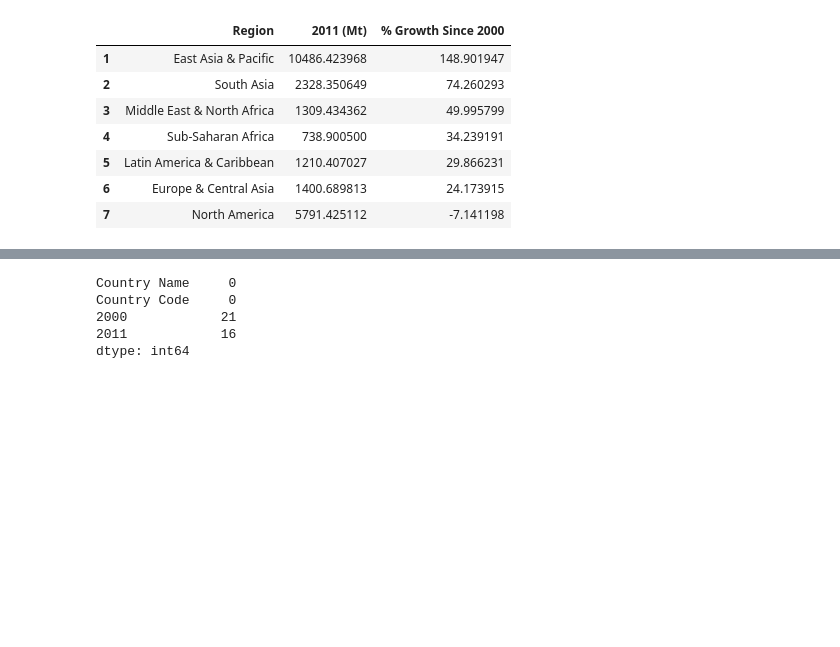
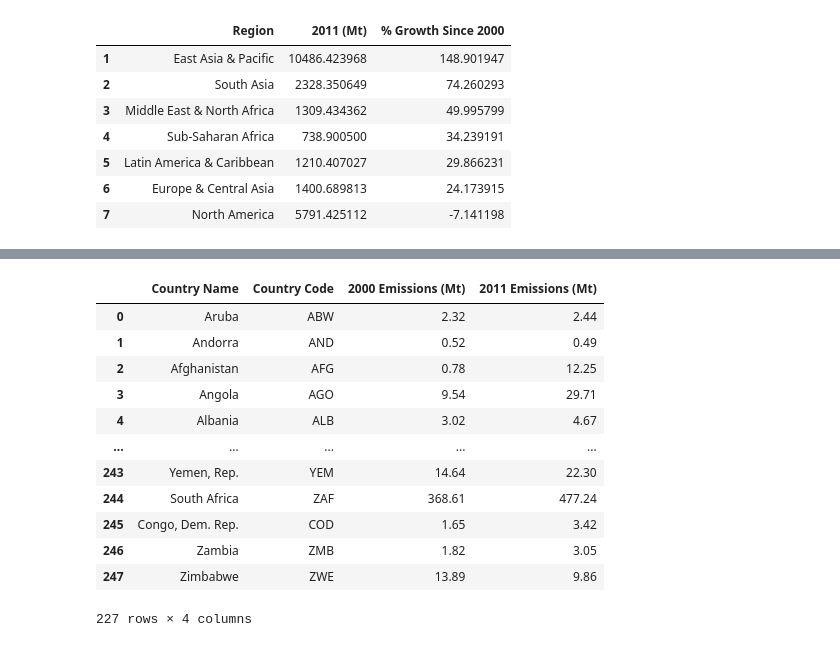
Before and after one commit to sanaullah525/Global-CO2-Emissions-Data-Analysis-Project, a Jupyter notebook: datapr.ipynb, the cells around one changed output, grey strips where cells are left out. Saved outputs shown, nothing was run; the diff lists cells and outputs as text; code cells hidden in the pictures; blank space fills up the shorter version.

```diff
--- a/datapr.ipynb
+++ b/datapr.ipynb
@@ -459,11 +464,20 @@ uschdf
 # %%
 # Data cleaning for US China comparisons.
 
-uschdf= uschdf.isnull().sum()
+uschdf.isnull().sum()
+uschdf= uschdf.dropna()
 uschdf
 # %% [output]
+|  | Country Name | Country Code | 2000 Emissions (Mt) | 2011 Emissions (Mt) |
+| 0 | Aruba | ABW | 2.32 | 2.44 |
+| 1 | Andorra | AND | 0.52 | 0.49 |
+| 2 | Afghanistan | AFG | 0.78 | 12.25 |
+| 3 | Angola | AGO | 9.54 | 29.71 |
+| 4 | Albania | ALB | 3.02 | 4.67 |
+| ... | ... | ... | ... | ... |
+| 243 | Yemen, Rep. | YEM | 14.64 | 22.30 |
+| 244 | South Africa | ZAF | 368.61 | 477.24 |
+| 245 | Congo, Dem. Rep. | COD | 1.65 | 3.42 |
+| 246 | Zambia | ZMB | 1.82 | 3.05 |
+| 247 | Zimbabwe | ZWE | 13.89 | 9.86 |
-Country Name     0
-Country Code     0
-2000            21
-2011            16
-dtype: int64
+227 rows × 4 columns
```
Also changed, not shown: parts of 1 cell of this notebook.
